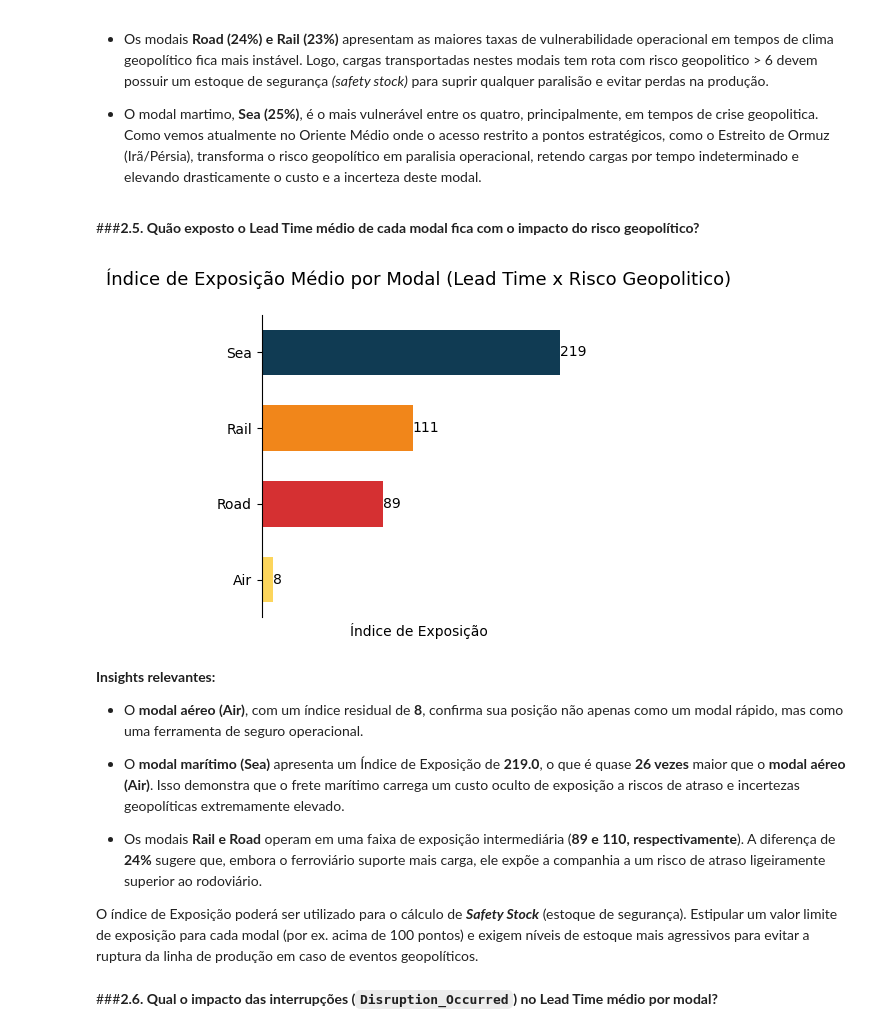
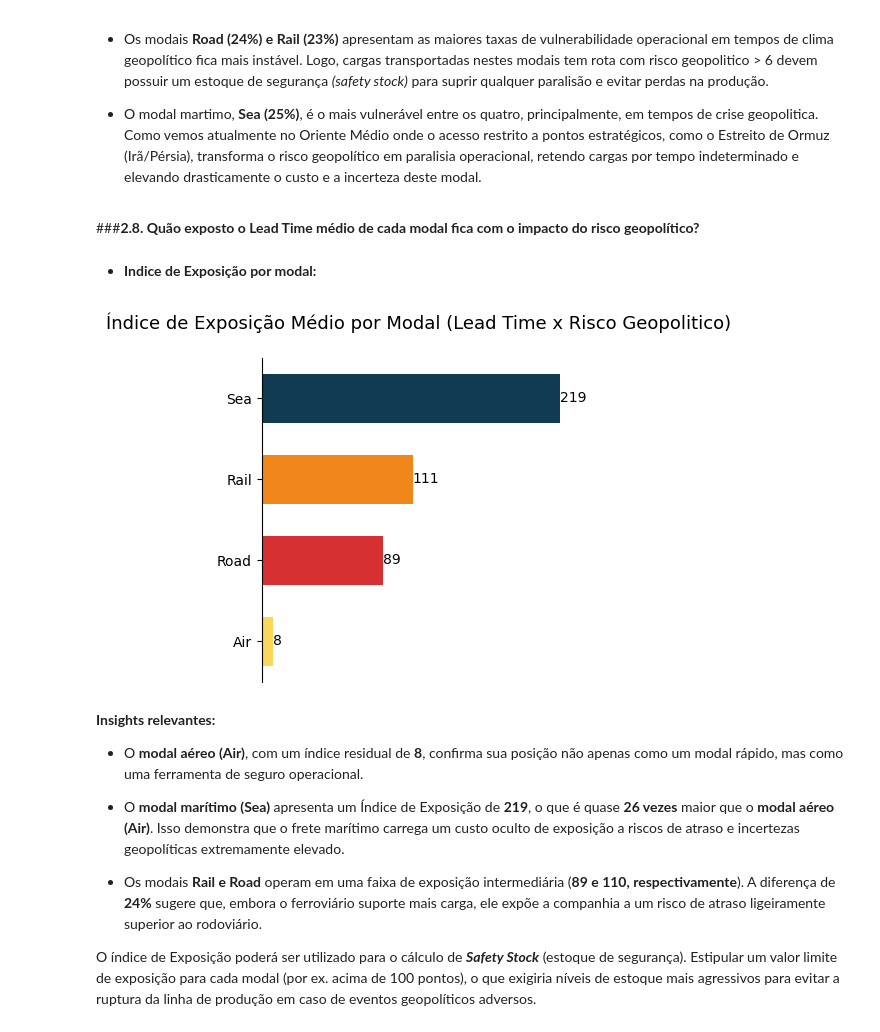
Before and after one commit to juliafarah/MVP_Data_Analysis, a Jupyter notebook: MVP_Data_Analysis.ipynb, the cells around one changed output. Saved outputs shown, nothing was run; the diff lists cells and outputs as text; code cells hidden in the pictures.

```diff
--- a/MVP_Data_Analysis.ipynb
+++ b/MVP_Data_Analysis.ipynb
@@ -710,46 +788,46 @@ plt.show()
 
 * O modal martimo, **Sea (25%)**, é o mais vulnerável entre os quatro, principalmente, em tempos de crise geopolitica. Como vemos atualmente no Oriente Médio onde o acesso restrito a pontos estratégicos, como o Estreito de Ormuz (Irã/Pérsia), transforma o risco geopolítico em paralisia operacional, retendo cargas por tempo indeterminado e elevando drasticamente o custo e a incerteza deste modal.
 # %% [markdown]
-###**2.5. Quão exposto o Lead Time médio de cada modal fica com o impacto do risco geopolítico?**
+###**2.8. Quão exposto o Lead Time médio de cada modal fica com o impacto do risco geopolítico?**
+# %% [markdown]
+* **Indice de Exposição por modal:**
 # %%
 # media do Índice de Exposição por Modal
 df['Exposure_Index'] = df['Lead_Time_Days'] * df['Geopolitical_Risk_Score'] # a multiplicacao é utilizada porque o risco tem um efeito cumulativo sobre o tempo.
 
 modal_exposure = df.groupby('Transport_Mode')['Exposure_Index'].mean().sort_values(ascending=False).reset_index()
 
 # grafico
 plt.figure(figsize=(4, 4))
 sns.barplot(data=modal_exposure, x='Exposure_Index', y='Transport_Mode', hue='Transport_Mode', palette=cores_modal, legend=False, saturation=1, width=0.6)
 
 plt.title('Índice de Exposição Médio por Modal (Lead Time x Risco Geopolitico)\n', fontsize=13)
-plt.xlabel('Índice de Exposição')
+plt.xlabel('')
 plt.ylabel('') # Remover o rótulo do eixo Y, pois o modal será o rótulo da barra
 
 # Adicionando rótulos
 for index, row in modal_exposure.iterrows():
     plt.text(row['Exposure_Index'], index, f'{row['Exposure_Index']:.0f}', color='black', ha='left', va='center', fontsize=10)
 
 plt.xticks([]) # Remover os ticks do eixo X
 
 ax = plt.gca()
 
 # Removendo bordas desnecessárias
 for spine in ['top', 'right', 'bottom']:
     ax.spines[spine].set_visible(False)
 
 plt.tight_layout()
 plt.show()
 # %% [output]
-[figure, old version]
+[figure, new version]
 # %% [markdown]
 **Insights relevantes:**
 
 * O **modal aéreo (Air)**, com um índice residual de **8**, confirma sua posição não apenas como um modal rápido, mas como uma ferramenta de seguro operacional.
 
-* O **modal marítimo (Sea)** apresenta um Índice de Exposição de **219.0**, o que é quase **26 vezes** maior que o **modal aéreo (Air)**. Isso demonstra que o frete marítimo carrega um custo oculto de exposição a riscos de atraso e incertezas geopolíticas extremamente elevado.
+* O **modal marítimo (Sea)** apresenta um Índice de Exposição de **219**, o que é quase **26 vezes** maior que o **modal aéreo (Air)**. Isso demonstra que o frete marítimo carrega um custo oculto de exposição a riscos de atraso e incertezas geopolíticas extremamente elevado.
 
 * Os modais **Rail e Road** operam em uma faixa de exposição intermediária (**89 e 110, respectivamente**). A diferença de **24%** sugere que, embora o ferroviário suporte mais carga, ele expõe a companhia a um risco de atraso ligeiramente superior ao rodoviário.
 
-O índice de Exposição poderá ser utilizado para o cálculo de ***Safety Stock*** (estoque de segurança). Estipular um valor limite de exposição para cada modal (por ex. acima de 100 pontos) e exigem níveis de estoque mais agressivos para evitar a ruptura da linha de produção em caso de eventos geopolíticos.
+O índice de Exposição poderá ser utilizado para o cálculo de ***Safety Stock*** (estoque de segurança). Estipular um valor limite de exposição para cada modal (por ex. acima de 100 pontos), o que exigiria níveis de estoque mais agressivos para evitar a ruptura da linha de produção em caso de eventos geopolíticos adversos.
-# %% [markdown]
-###**2.6. Qual o impacto das interrupções (`Disruption_Occurred`) no Lead Time médio por modal?**
```
Also changed, not shown: parts of 42 cells of this notebook.
